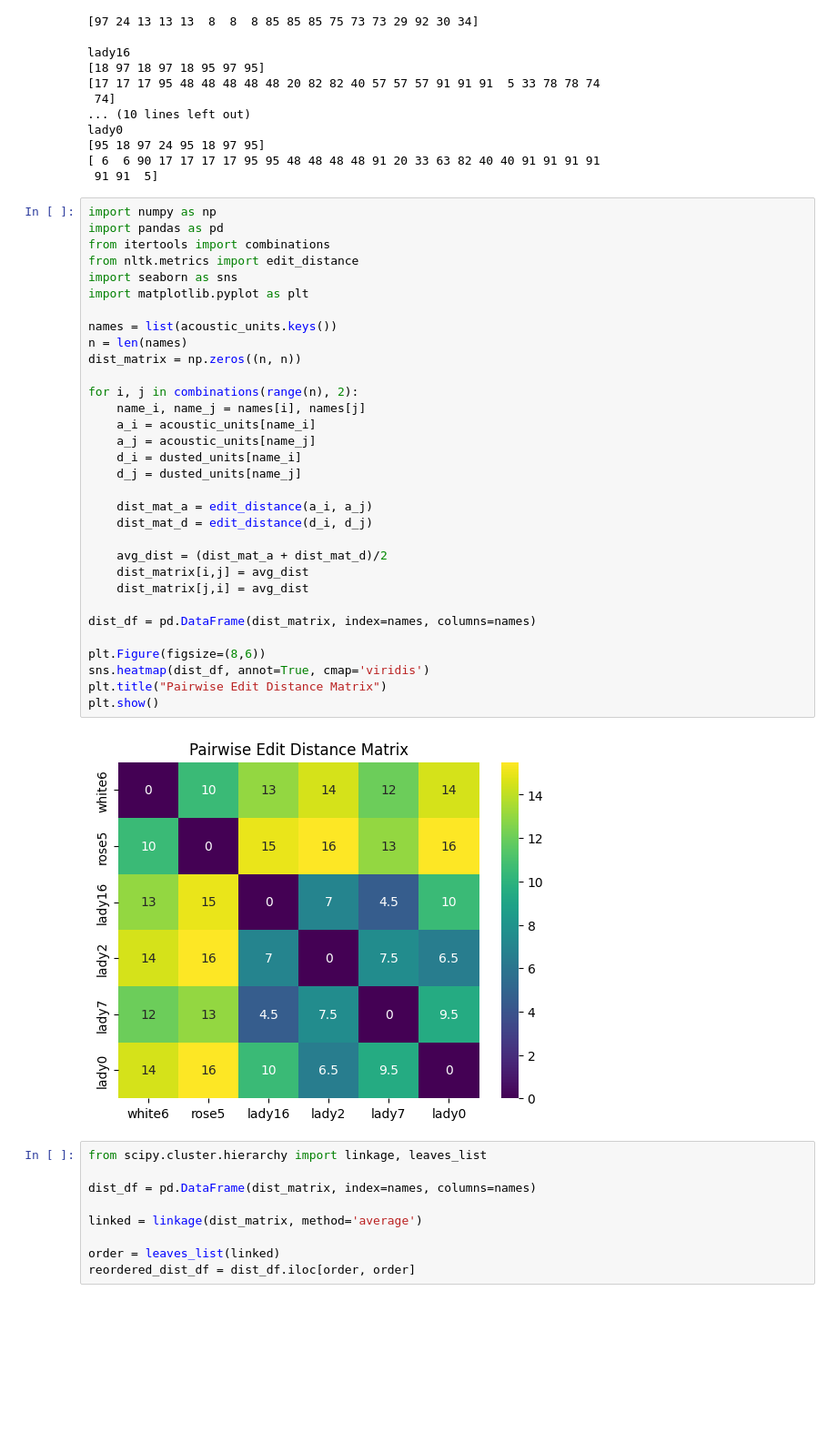
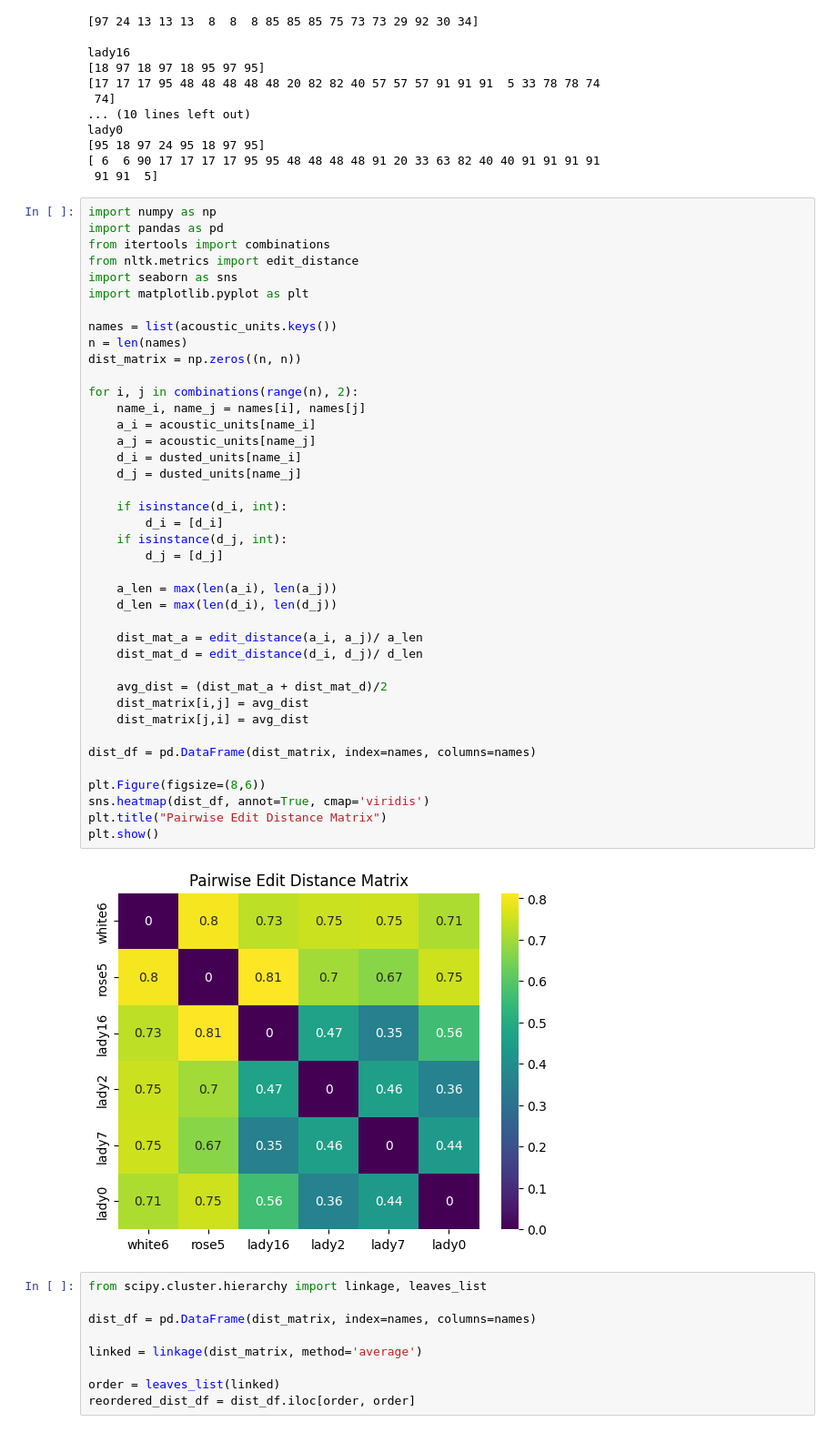
Before and after one commit to adendorffy/acoustic-unit-discovery, a Jupyter notebook: acoustic_units/lady_pipeline.ipynb, the cells around one changed output. Shown at 91% size. Cells and saved outputs as stored; diff of their text form; blank space fills up the shorter version.

```diff
--- a/acoustic_units/lady_pipeline.ipynb
+++ b/acoustic_units/lady_pipeline.ipynb
@@ -140,36 +140,44 @@ lady0
 import numpy as np
 import pandas as pd
 from itertools import combinations
 from nltk.metrics import edit_distance
 import seaborn as sns
 import matplotlib.pyplot as plt
 
 names = list(acoustic_units.keys())
 n = len(names)
 dist_matrix = np.zeros((n, n))
 
 for i, j in combinations(range(n), 2):
     name_i, name_j = names[i], names[j]
     a_i = acoustic_units[name_i]
     a_j = acoustic_units[name_j]
     d_i = dusted_units[name_i]
     d_j = dusted_units[name_j]
 
-    dist_mat_a = edit_distance(a_i, a_j)
-    dist_mat_d = edit_distance(d_i, d_j)
+    if isinstance(d_i, int):
+        d_i = [d_i]
+    if isinstance(d_j, int):
+        d_j = [d_j]
+
+    a_len = max(len(a_i), len(a_j))
+    d_len = max(len(d_i), len(d_j))
+
+    dist_mat_a = edit_distance(a_i, a_j)/ a_len
+    dist_mat_d = edit_distance(d_i, d_j)/ d_len
 
     avg_dist = (dist_mat_a + dist_mat_d)/2
     dist_matrix[i,j] = avg_dist
     dist_matrix[j,i] = avg_dist
 
 dist_df = pd.DataFrame(dist_matrix, index=names, columns=names)
 
 plt.Figure(figsize=(8,6))
 sns.heatmap(dist_df, annot=True, cmap='viridis')
 plt.title("Pairwise Edit Distance Matrix")
 plt.show()
 # %% [output]
-[figure, old version]
+[figure, new version]
 # %%
 from scipy.cluster.hierarchy import linkage, leaves_list
 
```
